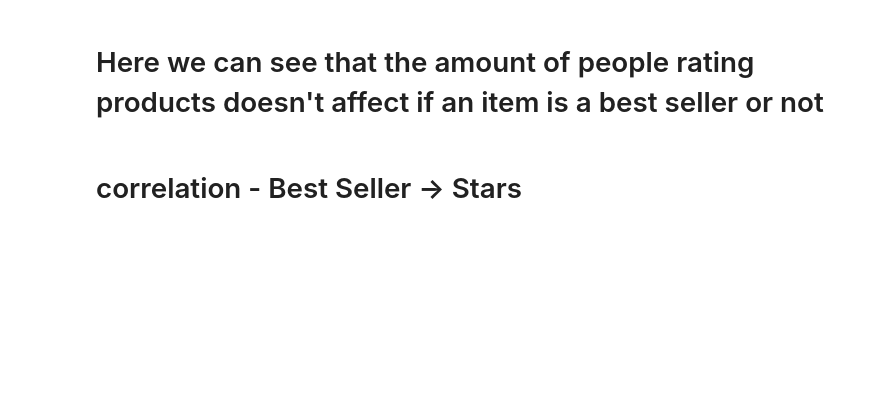
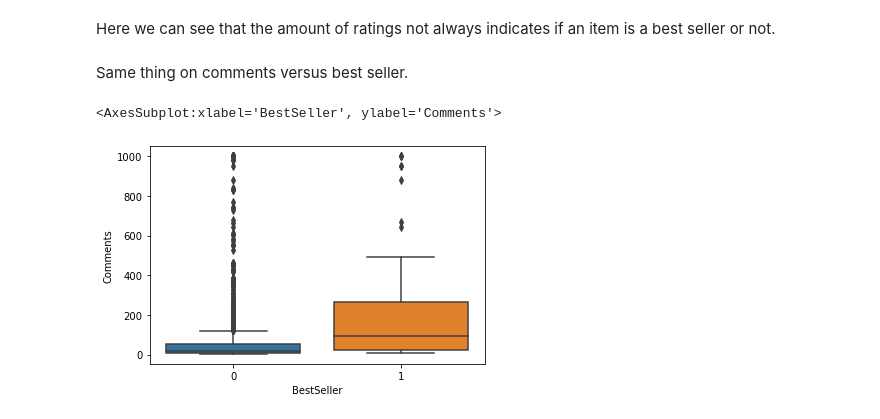
Before and after one commit to yanivlav/AmazonBestSellerPrediction, a Jupyter notebook: EDA.ipynb, the cells around one changed output. Cells and saved outputs as stored; diff of their text form; code cells hidden in the pictures; blank space fills up the shorter version.

```diff
--- a/EDA.ipynb
+++ b/EDA.ipynb
@@ -180,4 +181,9 @@ sns.boxplot(df.BestSeller, df.Rating)
 # %% [markdown]
-# Here we can see that the amount of people rating products doesn't affect if an item is a best seller or not
+Here we can see that the amount of ratings not always indicates if an item is a best seller or not.
-# %% [markdown]
-# correlation - Best Seller -> Stars
+# %% [markdown]
+Same thing on comments versus best seller.
+# %%
+sns.boxplot(df.BestSeller, df.Comments)
+# %% [output]
+<AxesSubplot:xlabel='BestSeller', ylabel='Comments'>
+[figure, added]
```
Also changed, not shown: parts of 55 cells of this notebook, 4 other files.
